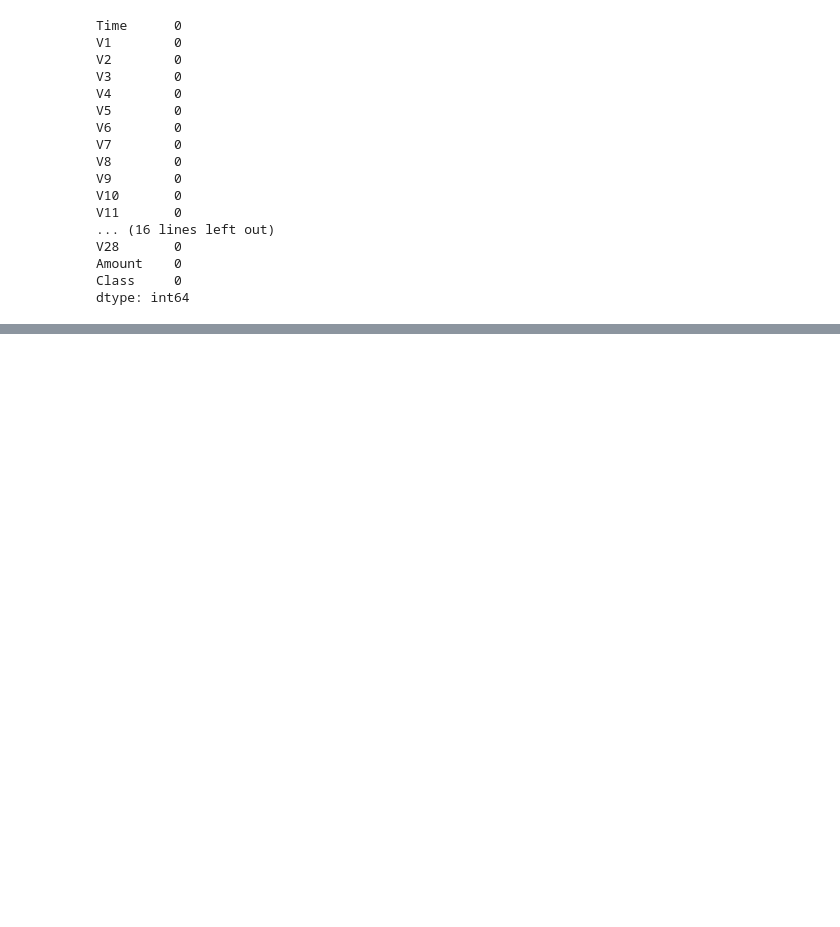
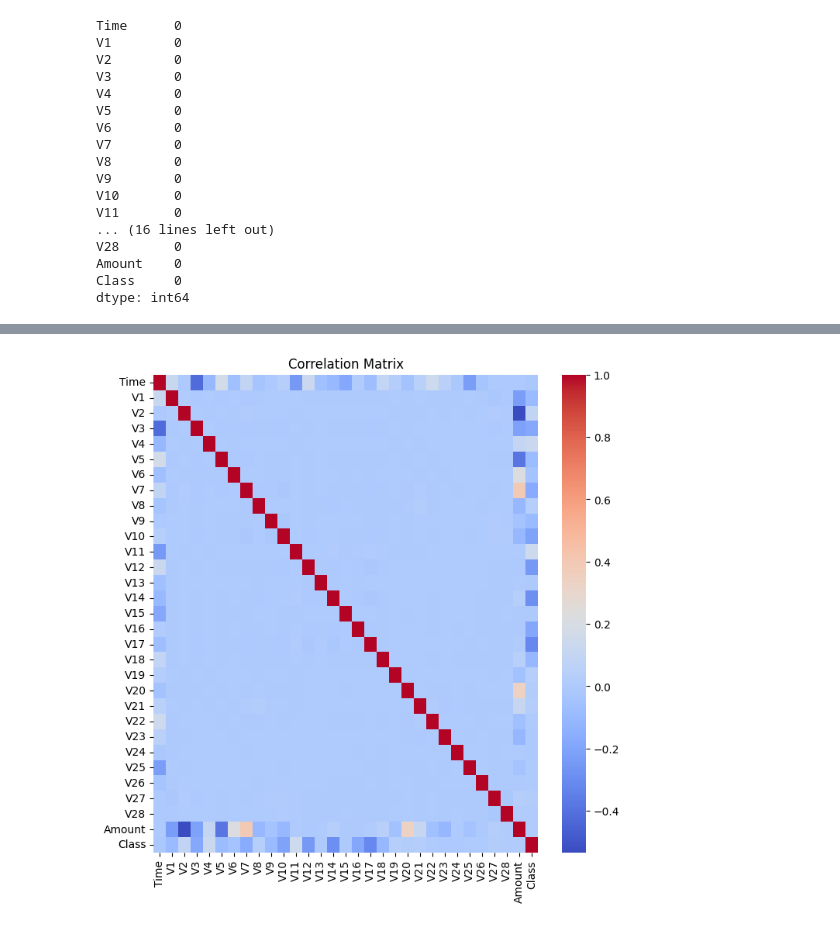
Before and after one commit to Acheinu/Codsoft, a Jupyter notebook: codsoft_creditcard.ipynb, the cells around one changed output, grey strips where cells are left out. Cells and saved outputs as stored; diff of their text form; code cells hidden in the pictures; blank space fills up the shorter version.

```diff
--- a/codsoft_creditcard.ipynb
+++ b/codsoft_creditcard.ipynb
@@ -143,0 +314,7 @@ Credit.describe().T
+# %%
+plt.figure(figsize=(8, 8))
+sns.heatmap(Credit.corr(), cmap='coolwarm', annot=False, fmt=".2f")
+plt.title('Correlation Matrix')
+plt.show()
+# %% [output]
+[figure, added]
```
Also changed, not shown: parts of 22 cells of this notebook.
